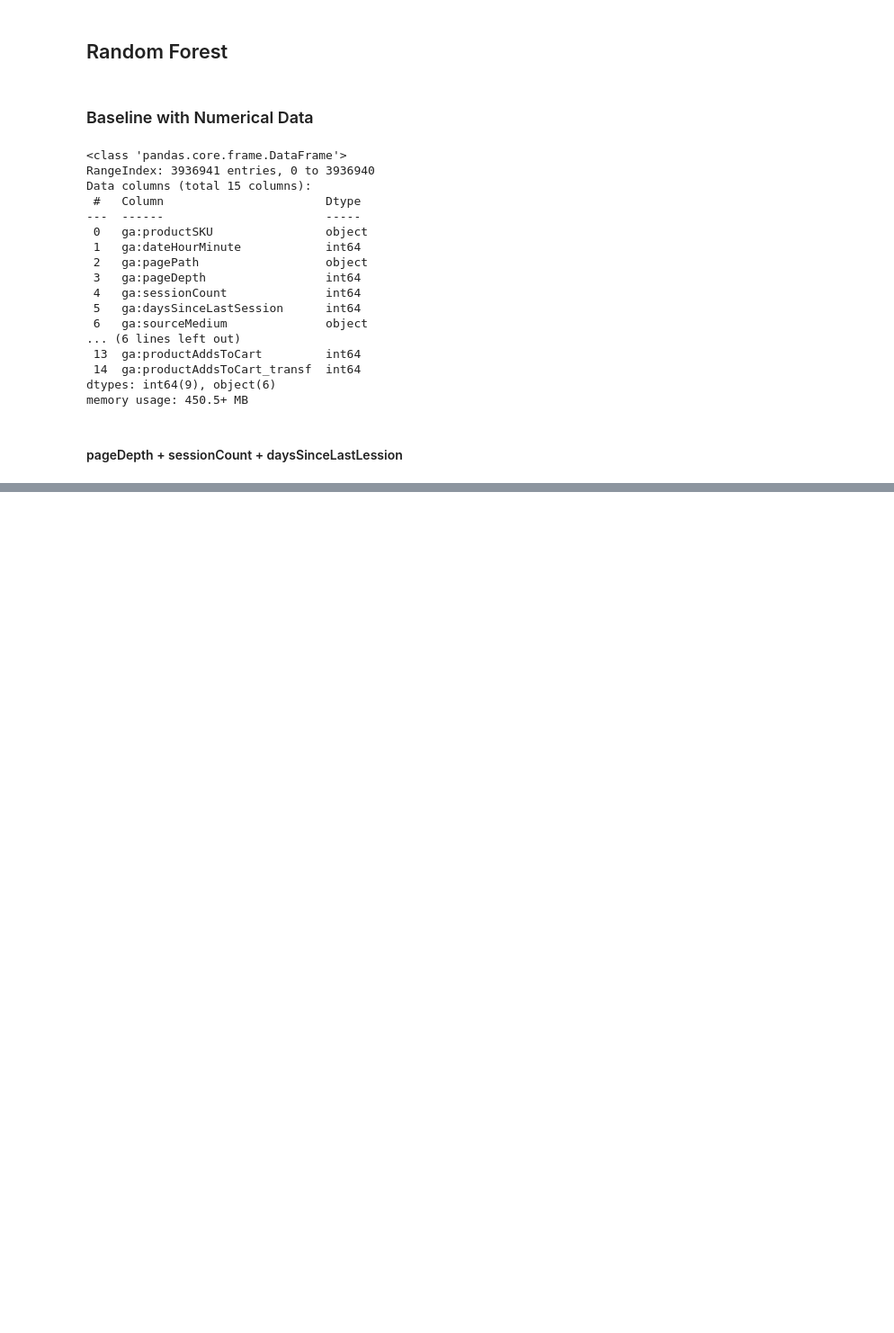
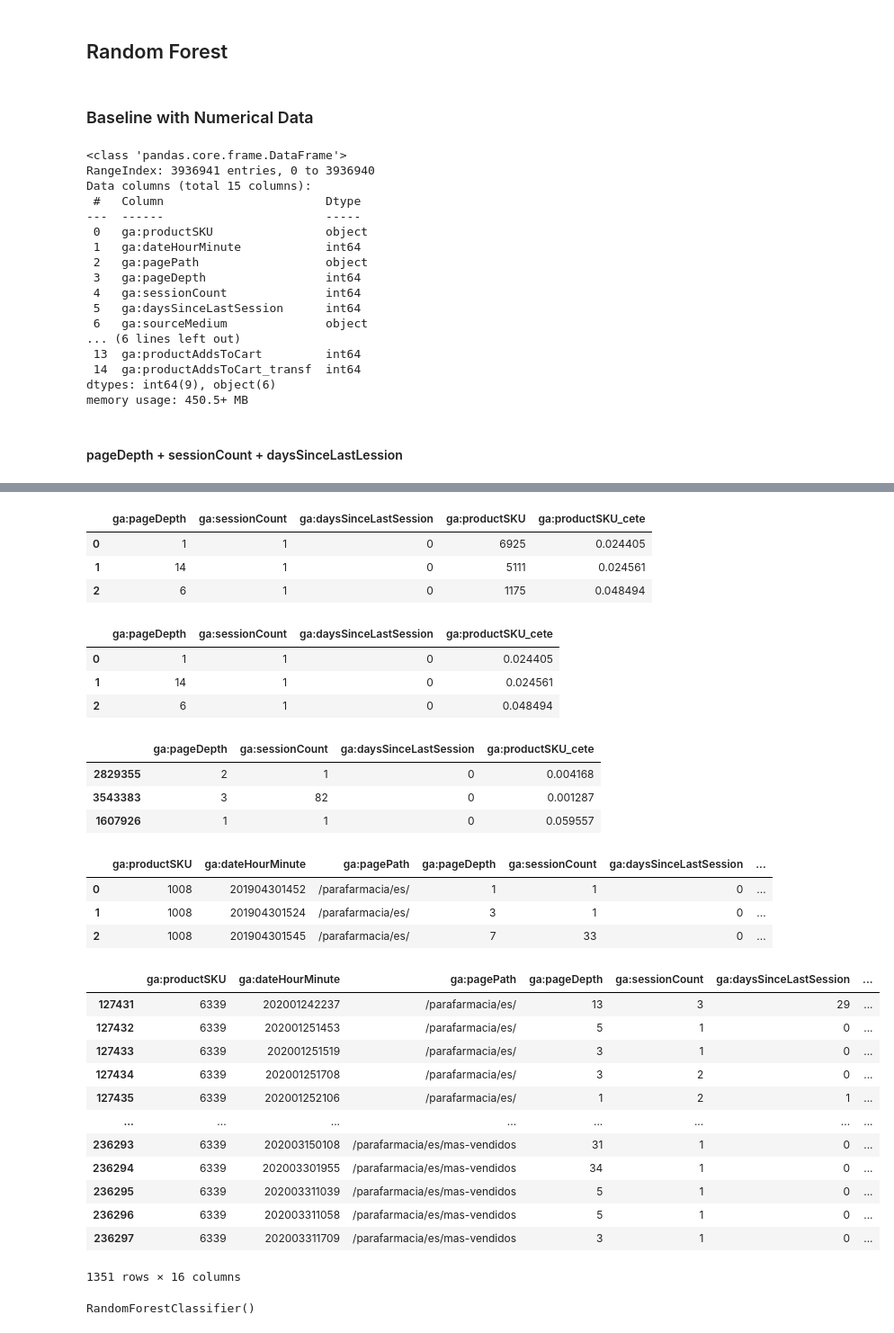
Before and after one commit to Laurajmoreno/ML_and_CRO, a Jupyter notebook: CLASSIFICATION-Random-Forest-partial-with-join_df.ipynb, the cells around one changed output, grey strips where cells are left out. Shown at 90% size. Drawn from its saved outputs; the diff is of its cells as text; code cells hidden in the pictures; blank space fills up the shorter version.

```diff
--- a/CLASSIFICATION-Random-Forest-partial-with-join_df.ipynb
+++ b/CLASSIFICATION-Random-Forest-partial-with-join_df.ipynb
@@ -147,0 +242,9 @@ NameError: name 'y_test' is not defined
+# %%
+# productSKU target encoding in test according to fitting on train set:
+X_test = X_test.merge(prod_target_encod, left_on='ga:productSKU', right_on='ga:productSKU', how='left')
+X_test.head(3)
+# %% [output]
+|  | ga:pageDepth | ga:sessionCount | ga:daysSinceLastSession | ga:productSKU | ga:productSKU_cete |
+| 0 | 1 | 1 | 0 | 6925 | 0.024405 |
+| 1 | 14 | 1 | 0 | 5111 | 0.024561 |
+| 2 | 6 | 1 | 0 | 1175 | 0.048494 |
@@ -147,0 +265,14 @@ NameError: name 'y_test' is not defined
+# %%
+X_test.head(3)
+# %% [output]
+|  | ga:pageDepth | ga:sessionCount | ga:daysSinceLastSession | ga:productSKU_cete |
+| 0 | 1 | 1 | 0 | 0.024405 |
+| 1 | 14 | 1 | 0 | 0.024561 |
+| 2 | 6 | 1 | 0 | 0.048494 |
+# %%
+X_train.head(3)
+# %% [output]
+|  | ga:pageDepth | ga:sessionCount | ga:daysSinceLastSession | ga:productSKU_cete |
+| 2829355 | 2 | 1 | 0 | 0.004168 |
+| 3543383 | 3 | 82 | 0 | 0.001287 |
+| 1607926 | 1 | 1 | 0 | 0.059557 |
@@ -147,0 +285,27 @@ NameError: name 'y_test' is not defined
+# %%
+import category_encoders as ce
+encoder=ce.TargetEncoder(cols='ga:productSKU')
+encoder.fit(df['ga:productSKU'],df['ga:productAddsToCart_transf'])
+df['productSKU_cete']=encoder.transform(df['ga:productSKU'],df['ga:productAddsToCart_transf'])
+df.head(3)
+# %% [output]
+|  | ga:productSKU | ga:dateHourMinute | ga:pagePath | ga:pageDepth | ga:sessionCount | ga:daysSinceLastSession | ... |
+| 0 | 1008 | 201904301452 | /parafarmacia/es/ | 1 | 1 | 0 | ... |
+| 1 | 1008 | 201904301524 | /parafarmacia/es/ | 3 | 1 | 0 | ... |
+| 2 | 1008 | 201904301545 | /parafarmacia/es/ | 7 | 33 | 0 | ... |
+# %%
+df[df['ga:productSKU']=='6339']
+# %% [output]
+|  | ga:productSKU | ga:dateHourMinute | ga:pagePath | ga:pageDepth | ga:sessionCount | ga:daysSinceLastSession | ... |
+| 127431 | 6339 | 202001242237 | /parafarmacia/es/ | 13 | 3 | 29 | ... |
+| 127432 | 6339 | 202001251453 | /parafarmacia/es/ | 5 | 1 | 0 | ... |
+| 127433 | 6339 | 202001251519 | /parafarmacia/es/ | 3 | 1 | 0 | ... |
+| 127434 | 6339 | 202001251708 | /parafarmacia/es/ | 3 | 2 | 0 | ... |
+| 127435 | 6339 | 202001252106 | /parafarmacia/es/ | 1 | 2 | 1 | ... |
+| ... | ... | ... | ... | ... | ... | ... | ... |
+| 236293 | 6339 | 202003150108 | /parafarmacia/es/mas-vendidos | 31 | 1 | 0 | ... |
+| 236294 | 6339 | 202003301955 | /parafarmacia/es/mas-vendidos | 34 | 1 | 0 | ... |
+| 236295 | 6339 | 202003311039 | /parafarmacia/es/mas-vendidos | 5 | 1 | 0 | ... |
+| 236296 | 6339 | 202003311058 | /parafarmacia/es/mas-vendidos | 5 | 1 | 0 | ... |
+| 236297 | 6339 | 202003311709 | /parafarmacia/es/mas-vendidos | 3 | 1 | 0 | ... |
+1351 rows × 16 columns
@@ -147,0 +320,4 @@ NameError: name 'y_test' is not defined
+# %%
+clrf.fit(X_train,y_train)
+# %% [output]
+RandomForestClassifier()
```
Also changed, not shown: parts of 20 cells of this notebook.
